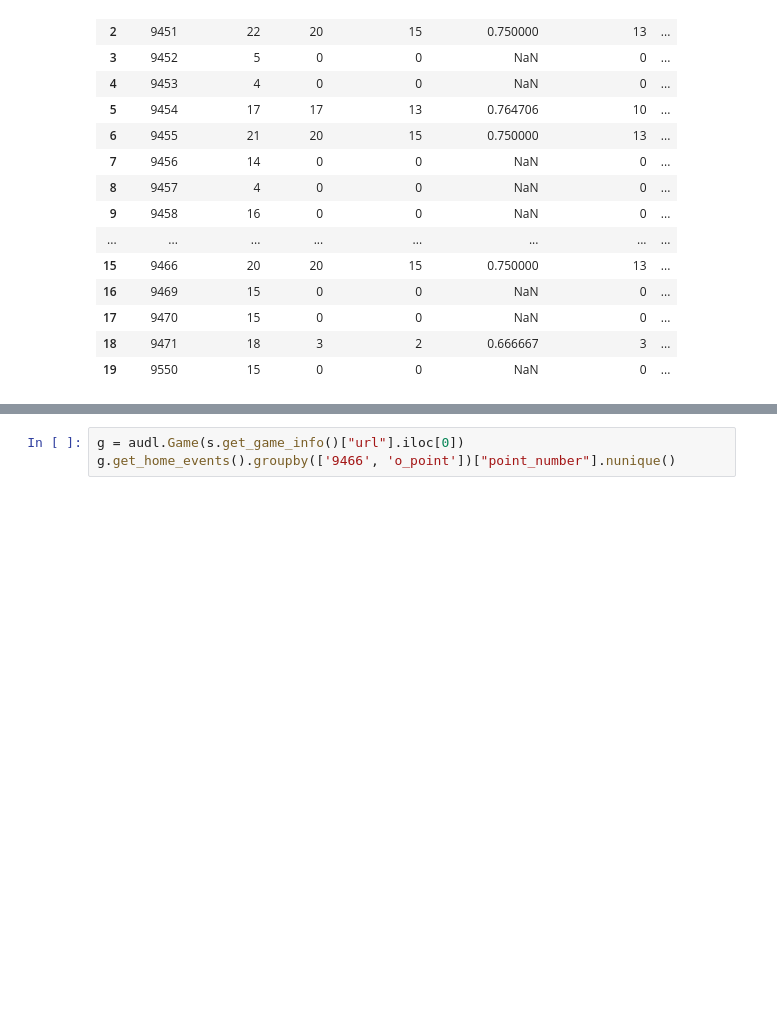
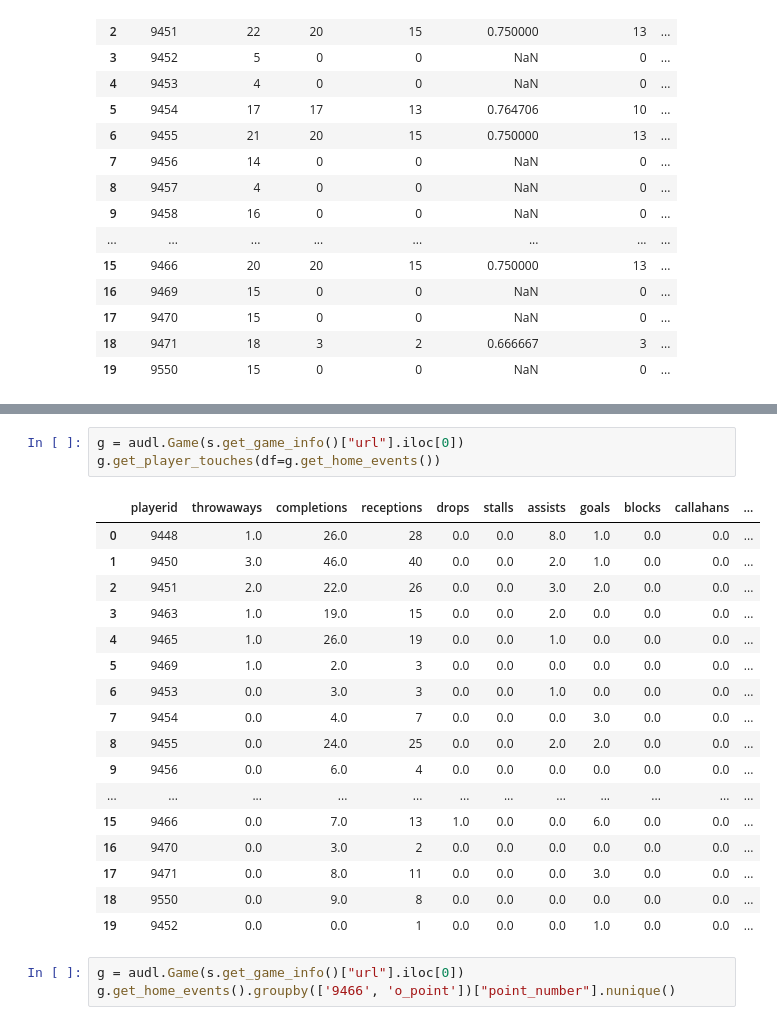
Before and after one commit to JohnLithio/AUDL-Advanced-Stats, a Jupyter notebook: Exploration.ipynb, the cells around one changed output, grey strips where cells are left out. Drawn from its saved outputs; the diff is of its cells as text; blank space fills up the shorter version.

Commit message:
Add player touches

```diff
--- a/Exploration.ipynb
+++ b/Exploration.ipynb
@@ -80,3 +89,24 @@ g.get_player_points_played(df=g.get_home_events(), start_only=True)
+# %%
+g = audl.Game(s.get_game_info()["url"].iloc[0])
+g.get_player_touches(df=g.get_home_events())
+# %% [output]
+|  | playerid | throwaways | completions | receptions | drops | stalls | assists | goals | blocks | callahans | ... |
+| 0 | 9448 | 1.0 | 26.0 | 28 | 0.0 | 0.0 | 8.0 | 1.0 | 0.0 | 0.0 | ... |
+| 1 | 9450 | 3.0 | 46.0 | 40 | 0.0 | 0.0 | 2.0 | 1.0 | 0.0 | 0.0 | ... |
+| 2 | 9451 | 2.0 | 22.0 | 26 | 0.0 | 0.0 | 3.0 | 2.0 | 0.0 | 0.0 | ... |
+| 3 | 9463 | 1.0 | 19.0 | 15 | 0.0 | 0.0 | 2.0 | 0.0 | 0.0 | 0.0 | ... |
+| 4 | 9465 | 1.0 | 26.0 | 19 | 0.0 | 0.0 | 1.0 | 0.0 | 0.0 | 0.0 | ... |
+| 5 | 9469 | 1.0 | 2.0 | 3 | 0.0 | 0.0 | 0.0 | 0.0 | 0.0 | 0.0 | ... |
+| 6 | 9453 | 0.0 | 3.0 | 3 | 0.0 | 0.0 | 1.0 | 0.0 | 0.0 | 0.0 | ... |
+| 7 | 9454 | 0.0 | 4.0 | 7 | 0.0 | 0.0 | 0.0 | 3.0 | 0.0 | 0.0 | ... |
+| 8 | 9455 | 0.0 | 24.0 | 25 | 0.0 | 0.0 | 2.0 | 2.0 | 0.0 | 0.0 | ... |
+| 9 | 9456 | 0.0 | 6.0 | 4 | 0.0 | 0.0 | 0.0 | 0.0 | 0.0 | 0.0 | ... |
+| ... | ... | ... | ... | ... | ... | ... | ... | ... | ... | ... | ... |
+| 15 | 9466 | 0.0 | 7.0 | 13 | 1.0 | 0.0 | 0.0 | 6.0 | 0.0 | 0.0 | ... |
+| 16 | 9470 | 0.0 | 3.0 | 2 | 0.0 | 0.0 | 0.0 | 0.0 | 0.0 | 0.0 | ... |
+| 17 | 9471 | 0.0 | 8.0 | 11 | 0.0 | 0.0 | 0.0 | 3.0 | 0.0 | 0.0 | ... |
+| 18 | 9550 | 0.0 | 9.0 | 8 | 0.0 | 0.0 | 0.0 | 0.0 | 0.0 | 0.0 | ... |
+| 19 | 9452 | 0.0 | 0.0 | 1 | 0.0 | 0.0 | 0.0 | 1.0 | 0.0 | 0.0 | ... |
 # %%
 g = audl.Game(s.get_game_info()["url"].iloc[0])
 g.get_home_events().groupby(['9466', 'o_point'])["point_number"].nunique()
```
Also changed, not shown: parts of 2 cells of this notebook, 1 other file.
